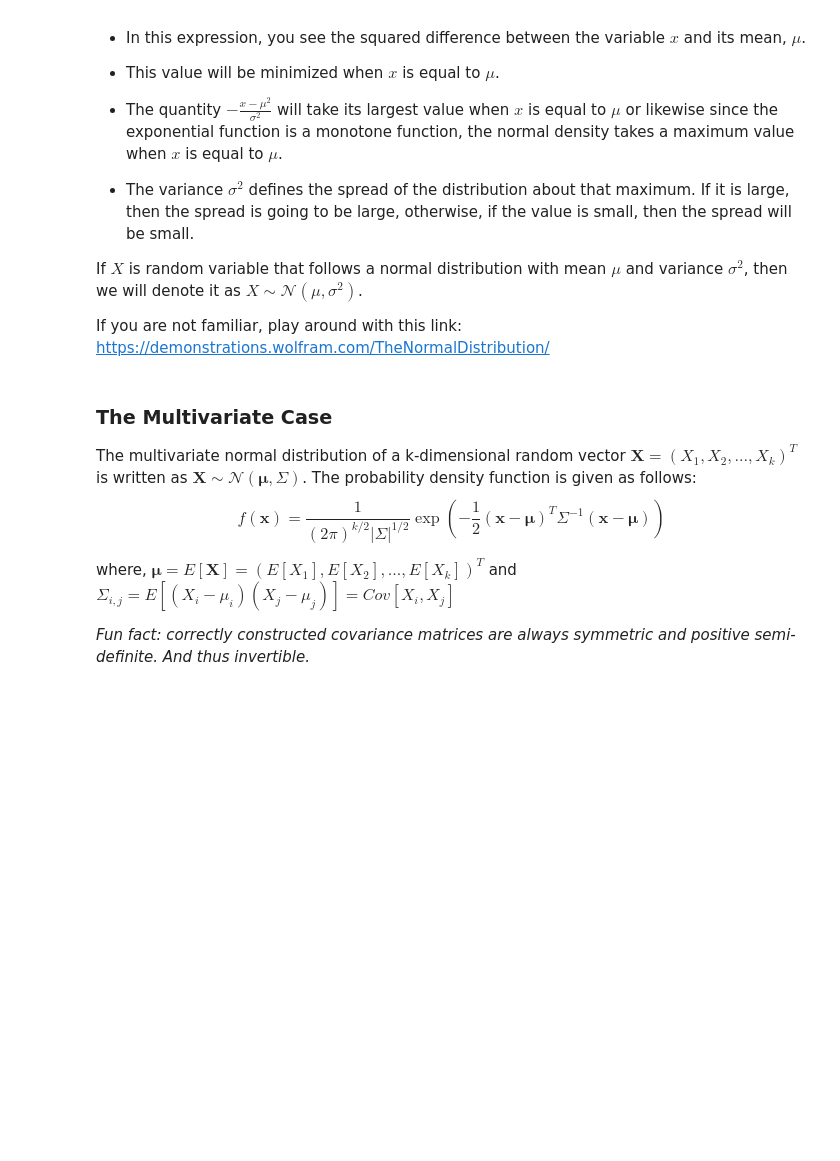
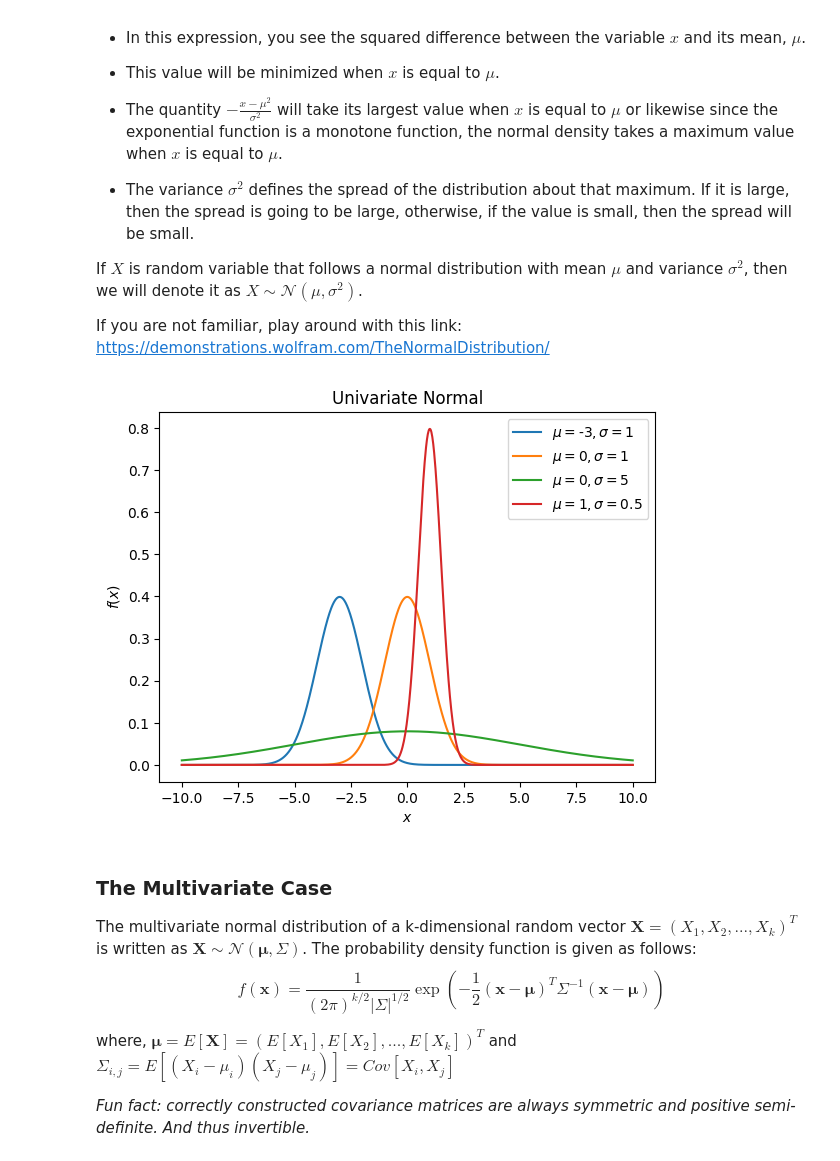
Before and after one commit to DaitTan/LabCodebase, a Jupyter notebook: Lab1+2/GaussianProcessRegressorLab1_2.ipynb, the cells around one changed output. Saved outputs shown, nothing was run; the diff lists cells and outputs as text; code cells hidden in the pictures; blank space fills up the shorter version.

Commit message:
Added code for univariate disribution

```diff
--- a/Lab1+2/GaussianProcessRegressorLab1_2.ipynb
+++ b/Lab1+2/GaussianProcessRegressorLab1_2.ipynb
@@ -73,6 +73,25 @@ If $X$ is random variable that follows a normal distribution with mean $\mu$ and
 
 
 If you are not familiar, play around with this link: https://demonstrations.wolfram.com/TheNormalDistribution/
+# %%
+def univariate_density(x, mu, sigma):
+    return (2*np.pi*sigma**2)**(-.5) * np.exp(-.5* ((x - mu)/sigma)**2)
+
+
+x_vals = np.linspace(-10,10, 1000)                          #generate 1000 evenly placed values of x from -10 to 10
+params = [(-3,1), (0, 1), (0,5), (1,.5)]                    #Different mean and std dev of gaussian we want to consider
+#plot the density for differnet mean and std dev
+for mu, sigma in params:
+    p_vals = univariate_density(x_vals, mu, sigma)
+    plt.plot(x_vals, p_vals, label=r"$\mu=$"+str(mu)+r"$, \sigma=$"+str(sigma))
+
+plt.xlabel(r"$x$")
+plt.ylabel(r"$f(x)$")
+plt.legend()
+plt.title(r"Univariate Normal")
+plt.show()
+# %% [output]
+[figure, added]
 # %% [markdown]
 ### The Multivariate Case
 
```
